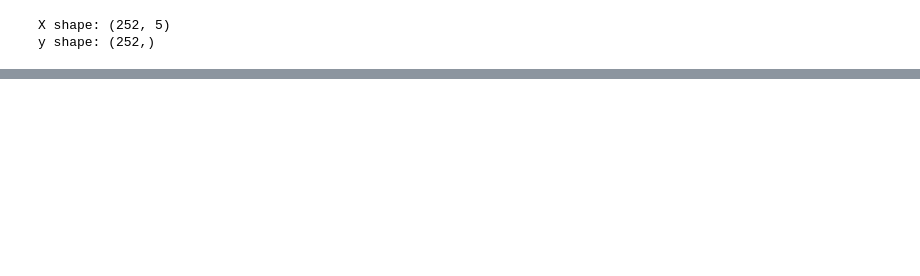
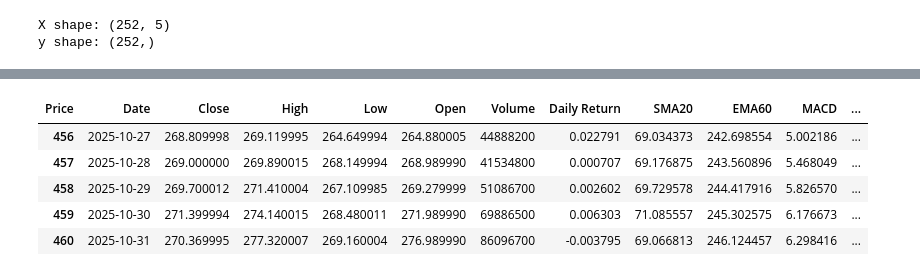
Before and after one commit to ejung2017/pandaspractice, a Jupyter notebook: progress_1014.ipynb, the cells around one changed output, grey strips where cells are left out. Cells and saved outputs as stored; diff of their text form; code cells hidden in the pictures; blank space fills up the shorter version.

```diff
--- a/lesson_1014.ipynb
+++ b/progress_1014.ipynb
@@ -183,0 +238,11 @@ X_train, X_val, y_train, y_val = train_test_split(X, y, test_size=0.2, random_st
+# %%
+data['Return'] = np.where(data['Daily Return']>0, 1, 0)
+# %%
+data.tail()
+# %% [output]
+| Price | Date | Close | High | Low | Open | Volume | Daily Return | SMA20 | EMA60 | MACD | ... |
+| 456 | 2025-10-27 | 268.809998 | 269.119995 | 264.649994 | 264.880005 | 44888200 | 0.022791 | 69.034373 | 242.698554 | 5.002186 | ... |
+| 457 | 2025-10-28 | 269.000000 | 269.890015 | 268.149994 | 268.989990 | 41534800 | 0.000707 | 69.176875 | 243.560896 | 5.468049 | ... |
+| 458 | 2025-10-29 | 269.700012 | 271.410004 | 267.109985 | 269.279999 | 51086700 | 0.002602 | 69.729578 | 244.417916 | 5.826570 | ... |
+| 459 | 2025-10-30 | 271.399994 | 274.140015 | 268.480011 | 271.989990 | 69886500 | 0.006303 | 71.085557 | 245.302575 | 6.176673 | ... |
+| 460 | 2025-10-31 | 270.369995 | 277.320007 | 269.160004 | 276.989990 | 86096700 | -0.003795 | 69.066813 | 246.124457 | 6.298416 | ... |
```
Also changed, not shown: parts of 5 cells of this notebook, 3 other files.
